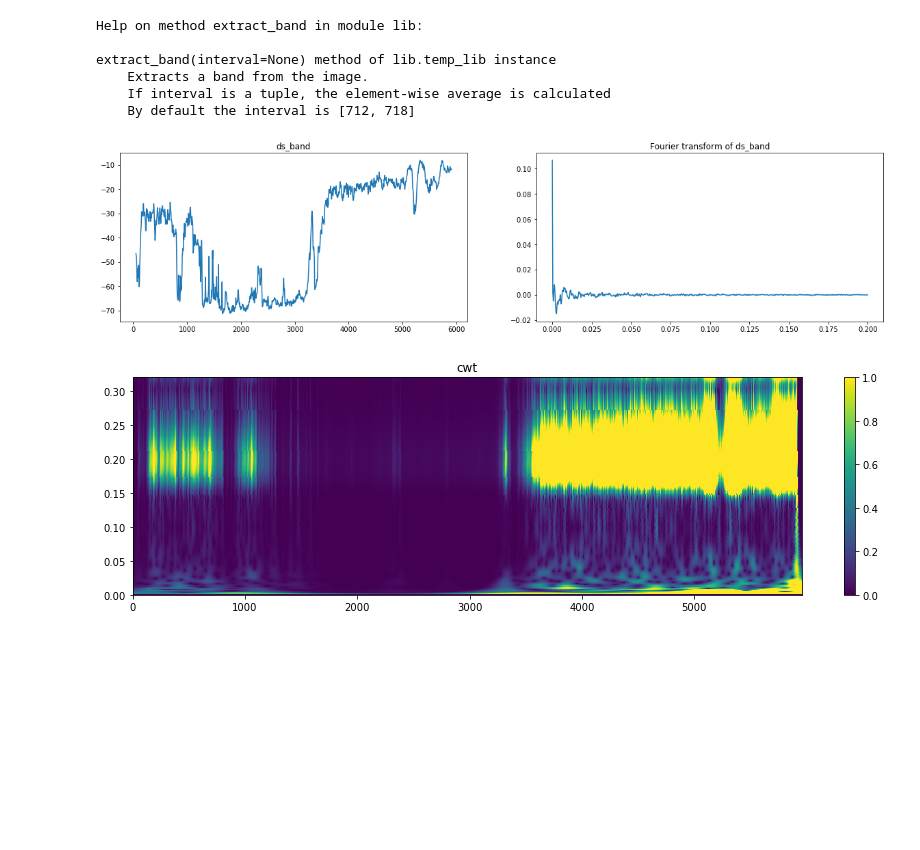
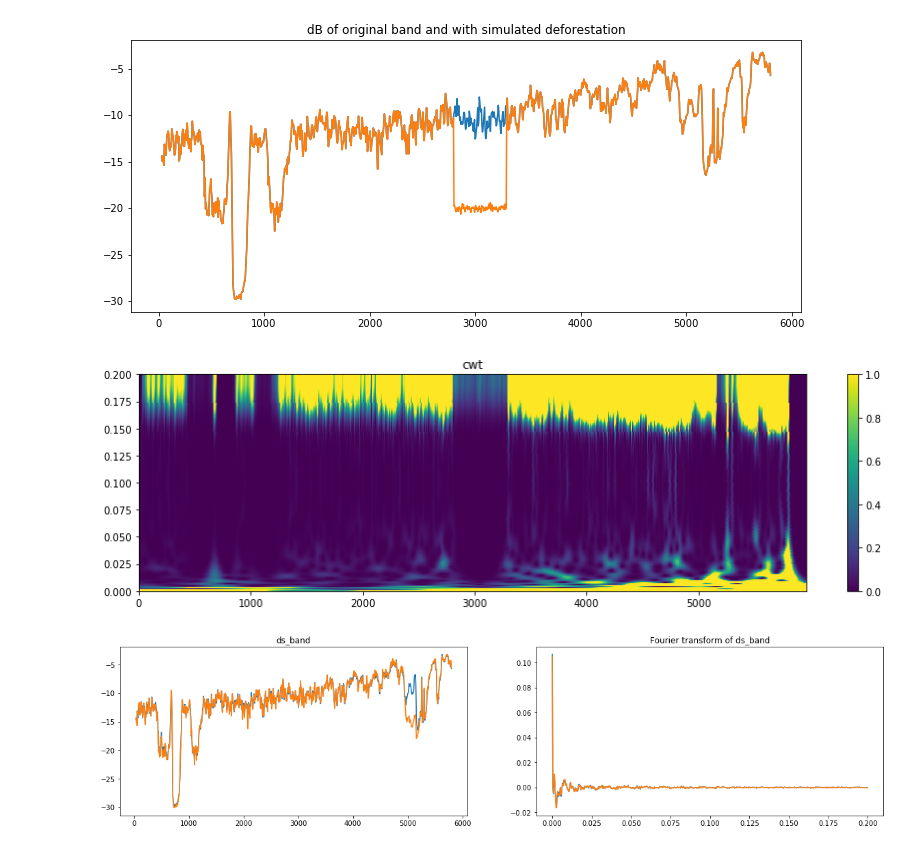
Before and after one commit to eobroets/CESBIO, a Jupyter notebook: test_lib.ipynb, the cells around one changed output. Drawn from its saved outputs; the diff is of its cells as text; code cells hidden in the pictures; blank space fills up the shorter version.

```diff
--- a/test_lib.ipynb
+++ b/test_lib.ipynb
@@ -38,20 +35,15 @@ cwt(w=None, multiplier=None, plot=True, vmax=None) method of lib.temp_lib instan
 # %%
 element1 = temp_lib(ds_band1)
 element3 = temp_lib(ds_band3)
-help(element1.extract_band)
-element1.extract_band([200, 220])
-element1.plot_TF()
-element1.cwt(w = 6)
-#element1.plot_image()
+element1.simulate_deforestation([2800, 3300], mu = 1e-02, sigma = 5e-04 )
+#element1.extract_band([200, 220])
+#element1.plot_TF()
+#element1.cwt(w = 6)
+element1.plot_TF(element3)
 # %% [output]
-Help on method extract_band in module lib:
-
-extract_band(interval=None) method of lib.temp_lib instance
-    Extracts a band from the image.
-    If interval is a tuple, the element-wise average is calculated
-    By default the interval is [712, 718]
-[figure, old version]
+[figure, new version]
-[figure, old version]
+[figure, new version]
+[figure, added]
 # %%
 help(element1.decrease_resolution)
 element1 = temp_lib(ds_band1)
```
Also changed, not shown: parts of 6 cells of this notebook, 2 other files.
